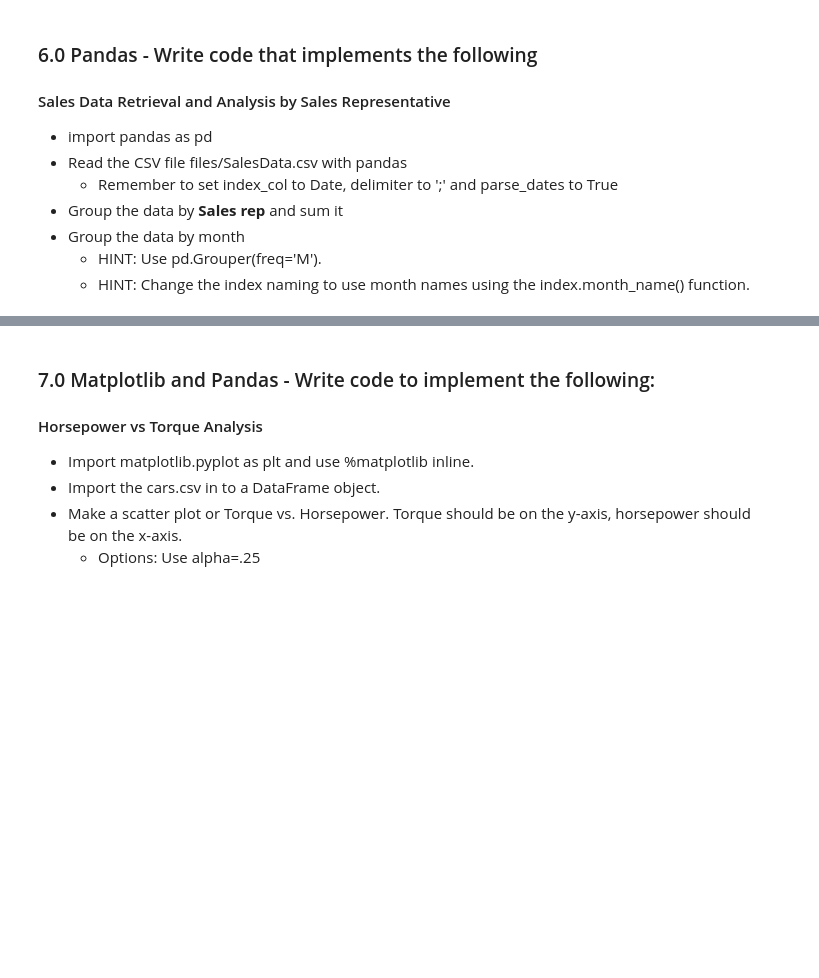
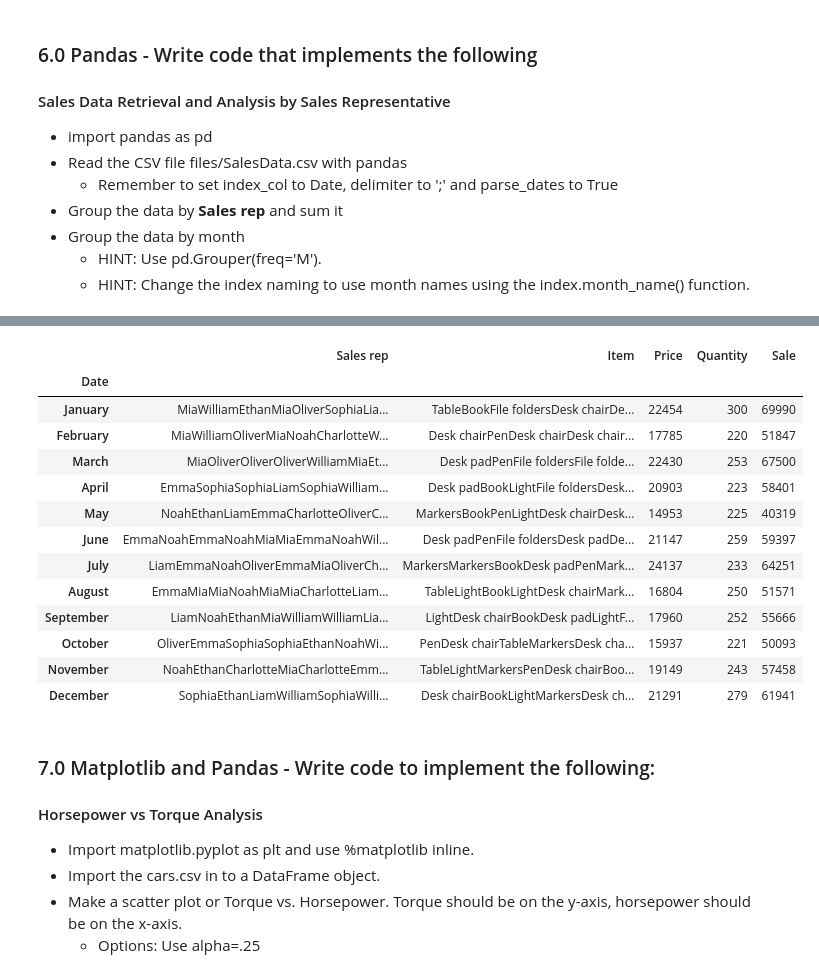
Before and after one commit to Ezequiel-Valencia/grad-5100, a Jupyter notebook: HW 3/assignment_01_python_fundamentals.ipynb, the cells around one changed output, grey strips where cells are left out. Drawn from its saved outputs; the diff is of its cells as text; code cells hidden in the pictures; blank space fills up the shorter version.

```diff
--- a/HW 3/assignment_01_python_fundamentals.ipynb
+++ b/HW 3/assignment_01_python_fundamentals.ipynb
@@ -74,3 +139,7 @@ You are 24 years == 8760 days == 210240 hours == 12614400 seconds old.
 - Group the data by month
     - HINT: Use pd.Grouper(freq='M').
     - HINT: Change the index naming to use month names using the index.month_name() function.
+# %%
+import pandas as pd
+sales_data = pd.read_csv("files/SalesData.csv", index_col="Date", delimiter=";", parse_dates=True)
+sales_data
@@ -77,3 +176,22 @@ You are 24 years == 8760 days == 210240 hours == 12614400 seconds old.
+# %%
+month_grouping = sales_data.groupby(by=pd.Grouper(freq="ME")).sum()
+month_grouping.index = month_grouping.index.month_name()
+month_grouping
+# %% [output]
+|  | Sales rep | Item | Price | Quantity | Sale |
+| Date |  |  |  |  |  |
+| January | MiaWilliamEthanMiaOliverSophiaLia... | TableBookFile foldersDesk chairDe... | 22454 | 300 | 69990 |
+| February | MiaWilliamOliverMiaNoahCharlotteW... | Desk chairPenDesk chairDesk chair... | 17785 | 220 | 51847 |
+| March | MiaOliverOliverOliverWilliamMiaEt... | Desk padPenFile foldersFile folde... | 22430 | 253 | 67500 |
+| April | EmmaSophiaSophiaLiamSophiaWilliam... | Desk padBookLightFile foldersDesk... | 20903 | 223 | 58401 |
+| May | NoahEthanLiamEmmaCharlotteOliverC... | MarkersBookPenLightDesk chairDesk... | 14953 | 225 | 40319 |
+| June | EmmaNoahEmmaNoahMiaMiaEmmaNoahWil... | Desk padPenFile foldersDesk padDe... | 21147 | 259 | 59397 |
+| July | LiamEmmaNoahOliverEmmaMiaOliverCh... | MarkersMarkersBookDesk padPenMark... | 24137 | 233 | 64251 |
+| August | EmmaMiaMiaNoahMiaMiaCharlotteLiam... | TableLightBookLightDesk chairMark... | 16804 | 250 | 51571 |
+| September | LiamNoahEthanMiaWilliamWilliamLia... | LightDesk chairBookDesk padLightF... | 17960 | 252 | 55666 |
+| October | OliverEmmaSophiaSophiaEthanNoahWi... | PenDesk chairTableMarkersDesk cha... | 15937 | 221 | 50093 |
+| November | NoahEthanCharlotteMiaCharlotteEmm... | TableLightMarkersPenDesk chairBoo... | 19149 | 243 | 57458 |
+| December | SophiaEthanLiamWilliamSophiaWilli... | Desk chairBookLightMarkersDesk ch... | 21291 | 279 | 61941 |
 # %% [markdown]
 ### 7.0 Matplotlib and Pandas - Write code to implement the following:
 #### Horsepower vs Torque Analysis
```
Also changed, not shown: parts of 17 cells of this notebook, 3 other files.
